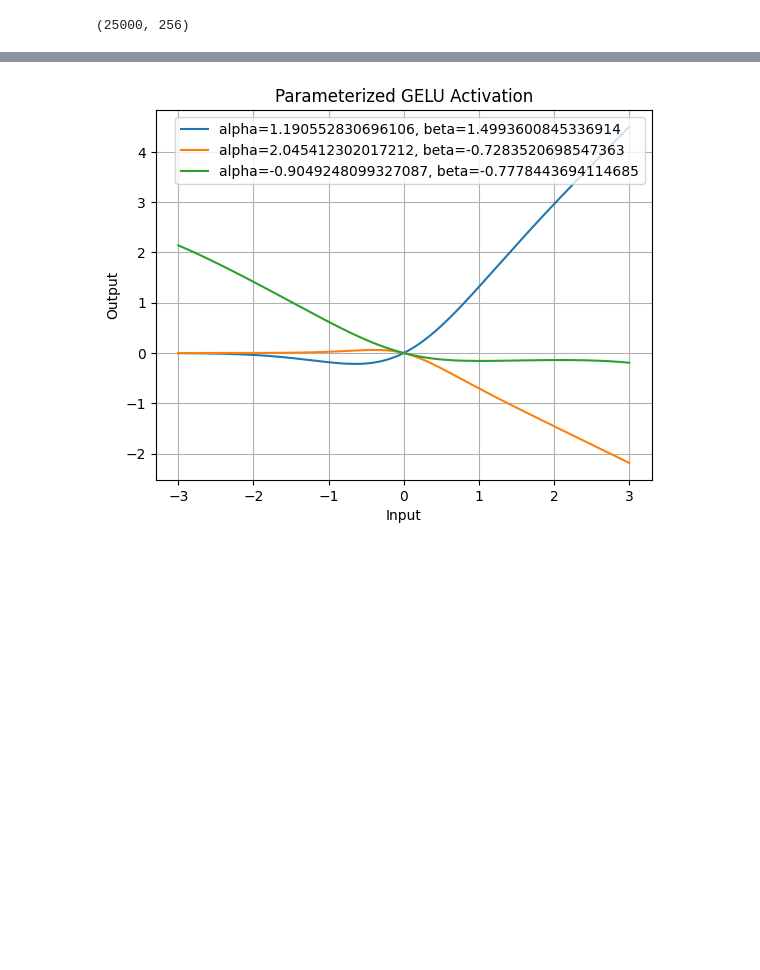
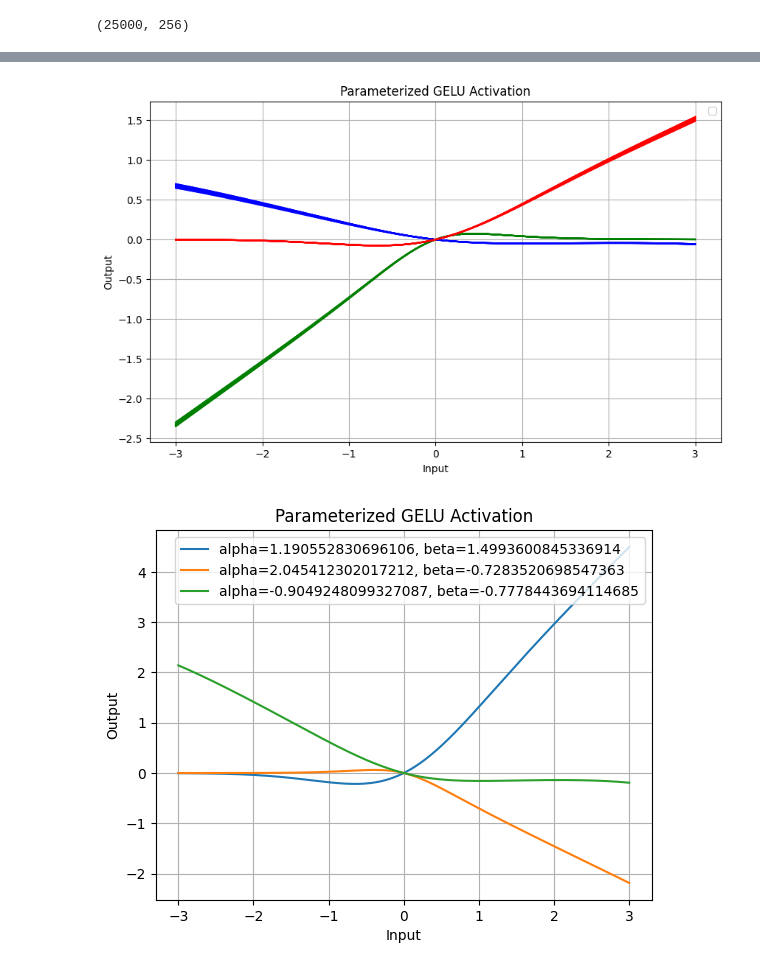
Before and after one commit to Aditya-Shandilya1182/extreme_classification, a Jupyter notebook: Test_For_Paper.ipynb, the cells around one changed output, grey strips where cells are left out. Saved outputs shown, nothing was run; the diff lists cells and outputs as text; code cells hidden in the pictures; blank space fills up the shorter version.

```diff
--- a/Test_For_Paper.ipynb
+++ b/Test_For_Paper.ipynb
@@ -197,0 +211,34 @@ Test Loss: 0.6600239276885986, Test Accuracy: 0.8441600203514099
+# %%
+alpha_values = [
+    [-0.9078276, -0.91585815, -0.9211506, -0.9196009, -0.9167609, -0.9131289, -0.913774, -0.9131289, -0.9117558, -0.91038656],
+    [-1.8396482, -1.8335428, -1.8337141, -1.8371782, -1.8428754, -1.8458687, -1.8513333, -1.8545464, -1.8562541, -1.8542687],
+    [1.1506943, 1.143222, 1.1436889, 1.148357, 1.1533614, 1.1565748, 1.1613268, 1.164579, 1.1651702, 1.1613015]
+]
+
+beta_values = [
+    [-0.23513031, -0.23708859, -0.24217658, -0.24351808, -0.24517061, -0.24445693, -0.24992605, -0.25095886, -0.2532425, -0.25302494],
+    [0.7656796, 0.76815623, 0.773654, 0.7747966, 0.77610934, 0.77502304, 0.7803302, 0.7811793, 0.7833886, 0.78323907],
+    [0.49669954, 0.50012535, 0.50583607, 0.5066621, 0.50765294, 0.50636244, 0.5114451, 0.51208407, 0.5143146, 0.5144789]
+]
+# %%
+
+def gelu(x, alpha, beta):
+    const = math.sqrt(2 / math.pi)
+    return beta * 0.5 * x * (1 + np.tanh(const * (alpha * x + 0.044715 * np.power(x, 3))))
+
+plt.figure(figsize=(10, 6))
+
+colors = ['blue', 'green', 'red']  # Different colors for different layers
+
+for i, (alpha_val, beta_val) in enumerate(zip(alpha_values, beta_values)):
+    for alpha, beta in zip(alpha_val, beta_val):
+        y_values = gelu(x_values, alpha, beta)
+        plt.plot(x_values, y_values, color=colors[i])
+
+plt.title('Parameterized GELU Activation')
+plt.xlabel('Input')
+plt.ylabel('Output')
+plt.legend()
+plt.grid(True)
+plt.show()
+# %% [output]
@@ -198,3 +246,4 @@ Test Loss: 0.6600239276885986, Test Accuracy: 0.8441600203514099
+[figure, added]
 # %%
 alpha_values = []
 beta_values = []
```
Also changed, not shown: parts of 5 cells of this notebook.
